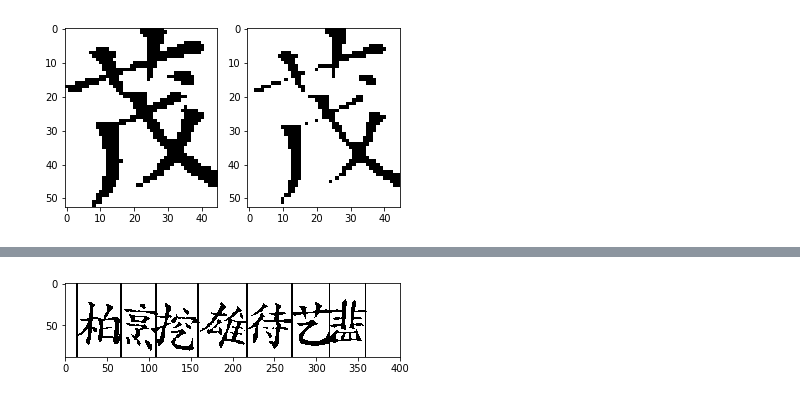
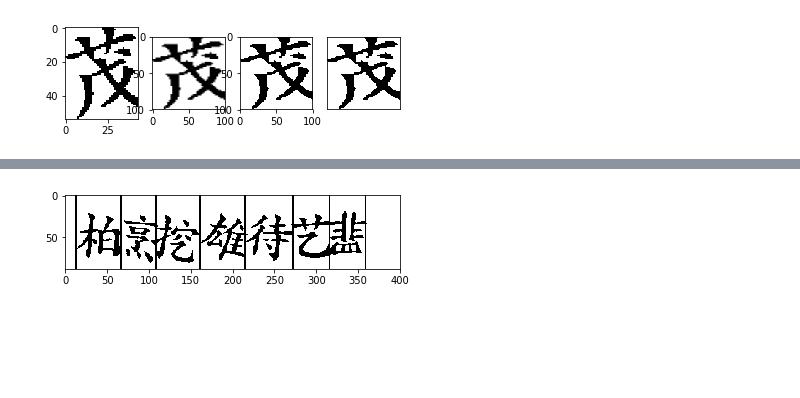
Before and after one commit to zzq96/graduation_project, a Jupyter notebook: Kmeans.ipynb, the cells around one changed output, grey strips where cells are left out. Drawn from its saved outputs; the diff is of its cells as text; code cells hidden in the pictures; blank space fills up the shorter version.

```diff
--- a/Kmeans.ipynb
+++ b/Kmeans.ipynb
@@ -8,5 +9,0 @@ import  os
-# %%
-class ImageProcessing(object):
-    def erode(self,img, kernel):
-        img = np.abs(img-255)#像素反转
-        img = cv2.erode(img, kernel)
@@ -13,4 +102,6 @@ class ImageProcessing(object):
 # %%
+
+
 class Captha2Word(object):
 
     def __init__(self, k,weight, height):
@@ -19,10 +110,16 @@ class Captha2Word(object):
         self.k = k
 
     def run(self, img_path):
+        """
+
+        :param img_path:
+        :return: narray shape = (k,height, weight)
+        """
         img, PIL_img = self.get_img(img_path)
         centers = self.Kmeans(img)
         self.plot_centers(PIL_img,centers)
-        self.test(img, centers)
+        words = self.test(img, centers)
+        return  words
 
     def test(self, raw_img, centers):
         # plt.imshow(img,cmap='gray')
@@ -60,14 +157,17 @@ class Captha2Word(object):
         plt.imshow(img,cmap='gray')
         plt.show()
         words = self.get_words(raw_img,split_lines)
+        return  words
 
     def get_words(self,img, split_lines):
-        words = []
+        words = np.zeros((self.k,self.height, self.weight))
         for i in range(self.k):
-            words.append(self.get_word(img[:,split_lines[i]:split_lines[i+1]]))
+            words[i,:,:] = self.get_word(img[:,split_lines[i]:split_lines[i+1]])
         return  words
 
     def get_word(self,img):
+        # plt.imshow(img,cmap="gray")
+        # plt.show()
         count = np.sum(img==0, axis= 1)
         # print(count)
         up ,down = 0,0
@@ -79,32 +179,25 @@ class Captha2Word(object):
             if count[i] != 0:
                 down = i
                 break
-        word = img[up:down,:]
-        word = self.delete_spot(word)
-        word = cv2.resize(word, (self.height, self.weight))
-        th,word= cv2.threshold(word,0,255,cv2.THRESH_BINARY+cv2.THRESH_OTSU)
-        # kernel = cv2.getStructuringElement(cv2.MORPH_RECT, (2, 2))
-        # word2 = cv2.dilate(word, kernel)
-        # fig,ax = plt.subplots(1,2)
-        # # print("thersold", th)
-        # word2[word2<150] = 0
-        # word2[word2>=150] = 255
-        # ax[0].imshow(word, cmap="gray")
-        # ax[1].imshow(word2, cmap="gray")
-        # ax[2].imshow(word3, cmap="gray")
+        word1 = img[up:down,:]
+        word2 = ImageProcessing.delete_spot(word1)
+        word2 = cv2.resize(word2, (self.height, self.weight))
+        th,word3= cv2.threshold(word2,0,255,cv2.THRESH_BINARY+cv2.THRESH_OTSU)
+        word4 = ImageProcessing.closing(word3)
+        fig,ax = plt.subplots(1,4)
+        ax[0].imshow(word1, cmap="gray")
+        ax[1].imshow(word2, cmap="gray")
+        ax[2].imshow(word3, cmap="gray")
+        ax[3].imshow(word4, cmap="gray")
+        plt.xticks([])
+        plt.yticks([])
         plt.show()
-
-    def delete_spot(self,img):
-        pass
-
+        return  word4
 
     def plot_line(self, img, line):
         img = img.copy()
         img[:,line-2:line] = 0
         return  img
-
-
-
 
     def Kmeans(self,img):
         X = self.get_black_point(img)
@@ -143,8 +236,10 @@ class Captha2Word(object):
         # print(uniques)
         # plt.scatter(uniques, counts)
         # plt.show()
-        img[img<=150] = 0
-        img[img>150]=255
+
+        th,img= cv2.threshold(img,0,255,cv2.THRESH_BINARY+cv2.THRESH_OTSU)
+        # img[img<=150] = 0
+        # img[img>150]=255
         # plt.imshow(img,cmap="gray")
         # plt.show()
 
@@ -161,13 +256,14 @@ class Captha2Word(object):
                     cnt =cnt +1
         return X
 
-
-img_dir = r'.\CaptchaData'
-k = 7#字符个数
-weight =40
-height = 40
-get_word = Captha2Word(k,weight, height)
-for img_name in (os.listdir(img_dir))[:]:
-    img_path = os.path.join(img_dir, img_name)
-    get_word.run(img_path)
+if __name__ == '__main__':
+    img_dir = r'.\CaptchaData'
+    k = 7#字符个数
+    weight =100
+    height = 100
+    get_word = Captha2Word(k,weight, height)
+    for img_name in (os.listdir(img_dir))[:]:
+        img_path = os.path.join(img_dir, img_name)
+        words = get_word.run(img_path)
+        print("words:",words.shape)
 # %% [output]
@@ -176 +272 @@ for img_name in (os.listdir(img_dir))[:]:
-[figure, old version]
+[figure, new version]
```
Also changed, not shown: parts of 4 cells of this notebook, 1 other file.
